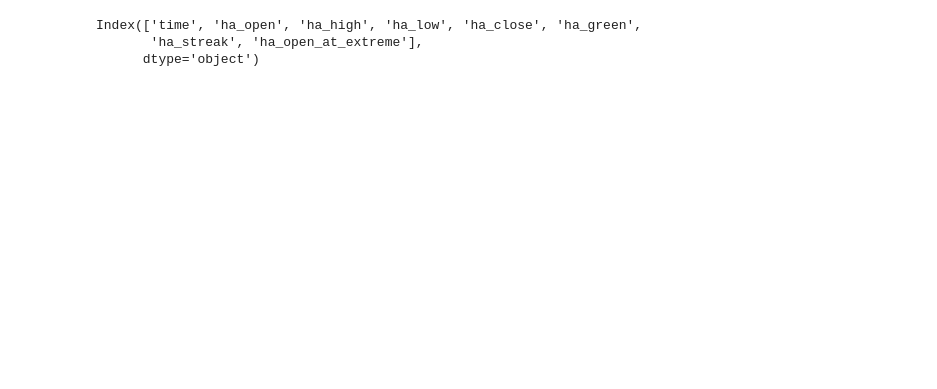
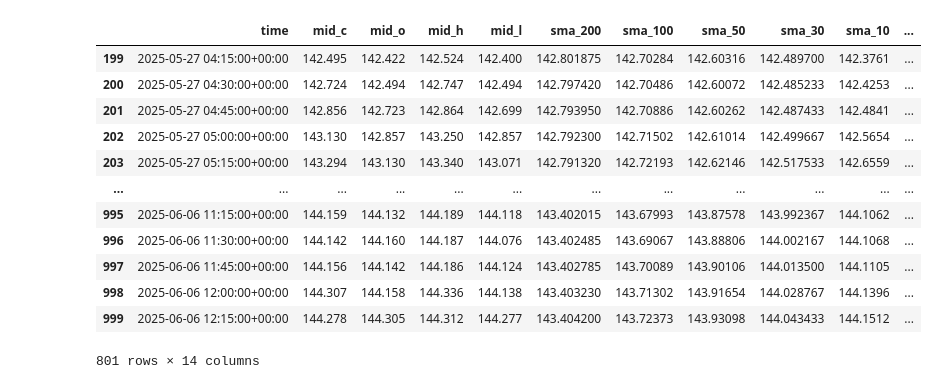
Before and after one commit to jabhishek/trading-bot-heiken, a Jupyter notebook: swing_low.ipynb, the cells around one changed output. Saved outputs shown, nothing was run; the diff lists cells and outputs as text; code cells hidden in the pictures; blank space fills up the shorter version.

```diff
--- a/swing_low.ipynb
+++ b/swing_low.ipynb
@@ -43,7 +52,17 @@ if heiken_ashi.iloc[-1]['ha_streak'] < 0:
 # %%
-heiken_ashi.columns
+candles
 # %% [output]
+|  | time | mid_c | mid_o | mid_h | mid_l | sma_200 | sma_100 | sma_50 | sma_30 | sma_10 | ... |
+| 199 | 2025-05-27 04:15:00+00:00 | 142.495 | 142.422 | 142.524 | 142.400 | 142.801875 | 142.70284 | 142.60316 | 142.489700 | 142.3761 | ... |
+| 200 | 2025-05-27 04:30:00+00:00 | 142.724 | 142.494 | 142.747 | 142.494 | 142.797420 | 142.70486 | 142.60072 | 142.485233 | 142.4253 | ... |
+| 201 | 2025-05-27 04:45:00+00:00 | 142.856 | 142.723 | 142.864 | 142.699 | 142.793950 | 142.70886 | 142.60262 | 142.487433 | 142.4841 | ... |
+| 202 | 2025-05-27 05:00:00+00:00 | 143.130 | 142.857 | 143.250 | 142.857 | 142.792300 | 142.71502 | 142.61014 | 142.499667 | 142.5654 | ... |
+| 203 | 2025-05-27 05:15:00+00:00 | 143.294 | 143.130 | 143.340 | 143.071 | 142.791320 | 142.72193 | 142.62146 | 142.517533 | 142.6559 | ... |
+| ... | ... | ... | ... | ... | ... | ... | ... | ... | ... | ... | ... |
+| 995 | 2025-06-06 11:15:00+00:00 | 144.159 | 144.132 | 144.189 | 144.118 | 143.402015 | 143.67993 | 143.87578 | 143.992367 | 144.1062 | ... |
+| 996 | 2025-06-06 11:30:00+00:00 | 144.142 | 144.160 | 144.187 | 144.076 | 143.402485 | 143.69067 | 143.88806 | 144.002167 | 144.1068 | ... |
+| 997 | 2025-06-06 11:45:00+00:00 | 144.156 | 144.142 | 144.186 | 144.124 | 143.402785 | 143.70089 | 143.90106 | 144.013500 | 144.1105 | ... |
+| 998 | 2025-06-06 12:00:00+00:00 | 144.307 | 144.158 | 144.336 | 144.138 | 143.403230 | 143.71302 | 143.91654 | 144.028767 | 144.1396 | ... |
+| 999 | 2025-06-06 12:15:00+00:00 | 144.278 | 144.305 | 144.312 | 144.277 | 143.404200 | 143.72373 | 143.93098 | 144.043433 | 144.1512 | ... |
-Index(['time', 'ha_open', 'ha_high', 'ha_low', 'ha_close', 'ha_green',
-       'ha_streak', 'ha_open_at_extreme'],
-      dtype='object')
+801 rows × 14 columns
 # %%
```
Also changed, not shown: parts of 8 cells of this notebook, 7 other files.
